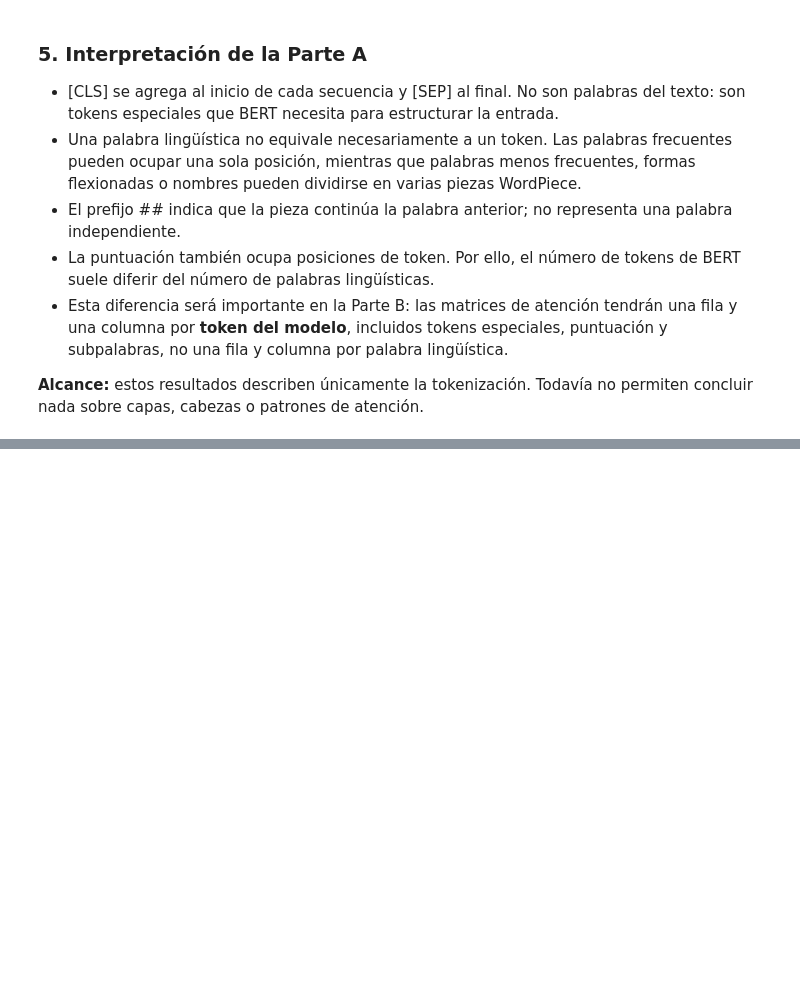
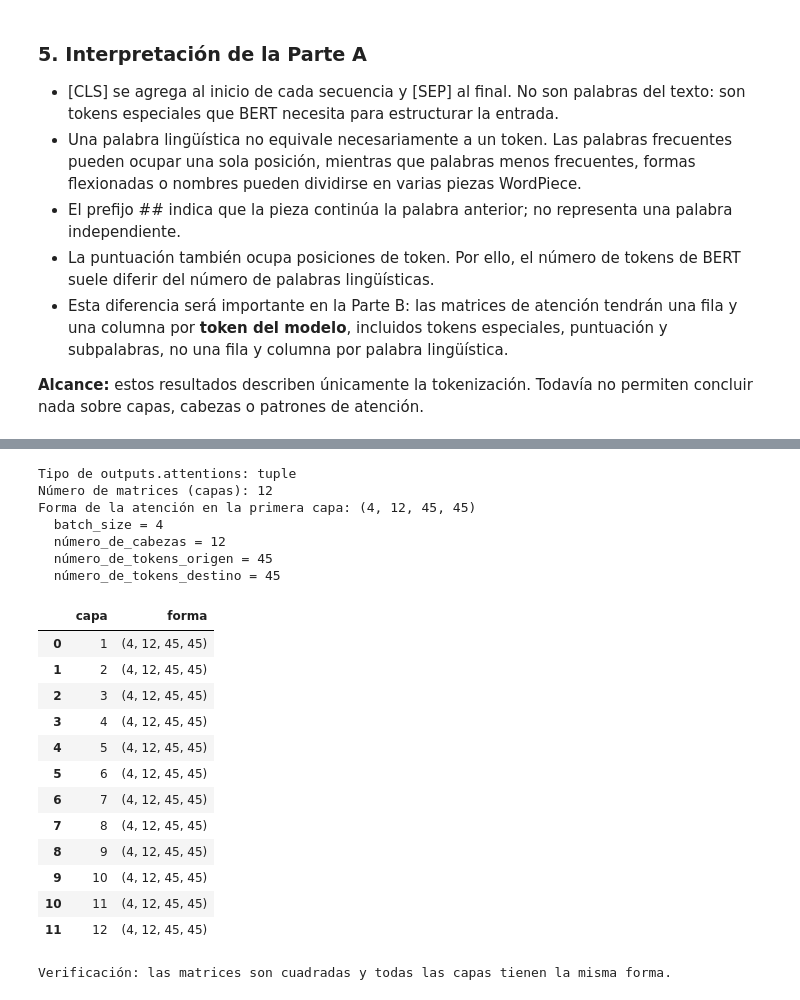
Before and after one commit to nel-eleven11/Lab_3_NLP, a Jupyter notebook: Laboratorio 3.ipynb, the cells around one changed output, grey strips where cells are left out. Saved outputs shown, nothing was run; the diff lists cells and outputs as text; code cells hidden in the pictures; blank space fills up the shorter version.

```diff
--- a/Laboratorio 3.ipynb
+++ b/Laboratorio 3.ipynb
@@ -210,0 +328,44 @@ Casos distintos de palabras divididas: 228
+# %%
+numero_capas = len(atenciones_ejemplo)
+forma_primera_capa = tuple(atenciones_ejemplo[0].shape)
+batch_size, numero_cabezas, numero_tokens, numero_tokens_destino = forma_primera_capa
+
+print(f"Tipo de outputs.attentions: {type(atenciones_ejemplo).__name__}")
+print(f"Número de matrices (capas): {numero_capas}")
+print(f"Forma de la atención en la primera capa: {forma_primera_capa}")
+print(f"  batch_size = {batch_size}")
+print(f"  número_de_cabezas = {numero_cabezas}")
+print(f"  número_de_tokens_origen = {numero_tokens}")
+print(f"  número_de_tokens_destino = {numero_tokens_destino}")
+
+formas_por_capa = pd.DataFrame({
+    "capa": range(1, numero_capas + 1),
+    "forma": [tuple(matriz.shape) for matriz in atenciones_ejemplo],
+})
+display(formas_por_capa)
+
+assert numero_tokens == numero_tokens_destino
+assert all(tuple(matriz.shape) == forma_primera_capa for matriz in atenciones_ejemplo)
+print("Verificación: las matrices son cuadradas y todas las capas tienen la misma forma.")
+# %% [output]
+Tipo de outputs.attentions: tuple
+Número de matrices (capas): 12
+Forma de la atención en la primera capa: (4, 12, 45, 45)
+  batch_size = 4
+  número_de_cabezas = 12
+  número_de_tokens_origen = 45
+  número_de_tokens_destino = 45
+|  | capa | forma |
+| 0 | 1 | (4, 12, 45, 45) |
+| 1 | 2 | (4, 12, 45, 45) |
+| 2 | 3 | (4, 12, 45, 45) |
+| 3 | 4 | (4, 12, 45, 45) |
+| 4 | 5 | (4, 12, 45, 45) |
+| 5 | 6 | (4, 12, 45, 45) |
+| 6 | 7 | (4, 12, 45, 45) |
+| 7 | 8 | (4, 12, 45, 45) |
+| 8 | 9 | (4, 12, 45, 45) |
+| 9 | 10 | (4, 12, 45, 45) |
+| 10 | 11 | (4, 12, 45, 45) |
+| 11 | 12 | (4, 12, 45, 45) |
+Verificación: las matrices son cuadradas y todas las capas tienen la misma forma.
```
Also changed, not shown: parts of 9 cells of this notebook.
